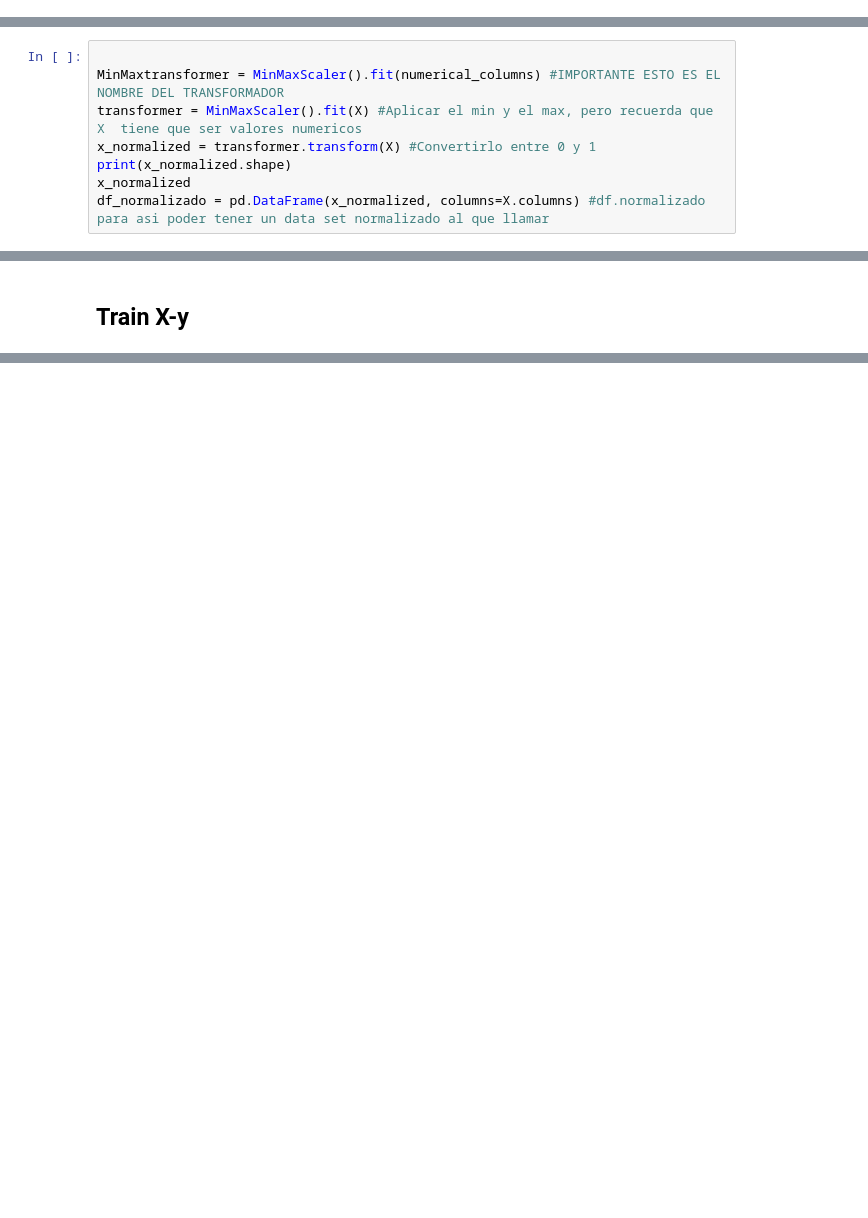
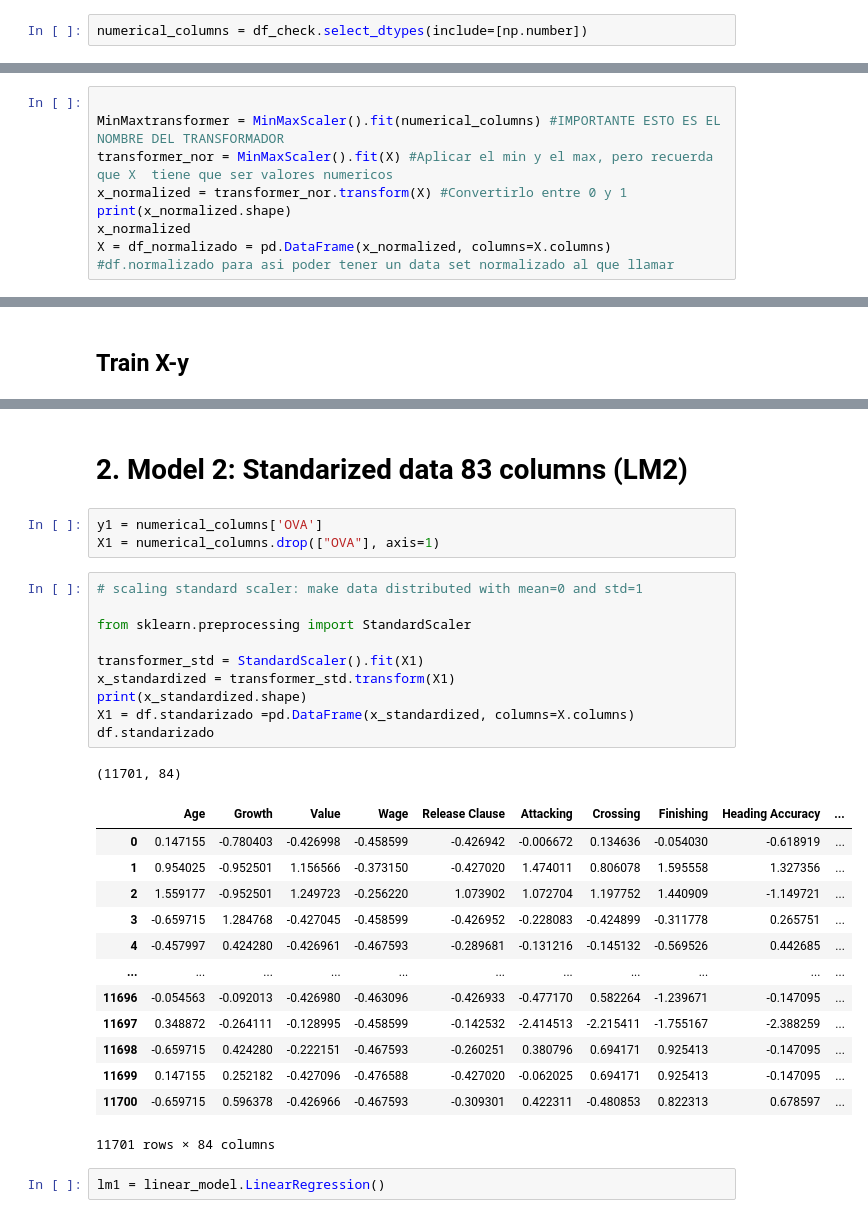
Before and after one commit to fedeg55/fifa_challenge, a Jupyter notebook: fifa_project.ipynb, the cells around one changed output, grey strips where cells are left out. Cells and saved outputs as stored; diff of their text form; blank space fills up the shorter version.

```diff
--- a/fifa_project.ipynb
+++ b/fifa_project.ipynb
@@ -305,3 +371,5 @@ Name: OVA, Length: 85, dtype: float64
+# %%
+numerical_columns = df_check.select_dtypes(include=[np.number])
 # %%
 y = numerical_columns['OVA']
 X = numerical_columns.drop(["OVA"], axis=1)
@@ -310,11 +378,11 @@ X = numerical_columns.drop(["OVA"], axis=1)
 # %%
 
 MinMaxtransformer = MinMaxScaler().fit(numerical_columns) #IMPORTANTE ESTO ES EL NOMBRE DEL TRANSFORMADOR
-transformer = MinMaxScaler().fit(X) #Aplicar el min y el max, pero recuerda que X  tiene que ser valores numericos
-x_normalized = transformer.transform(X) #Convertirlo entre 0 y 1
+transformer_nor = MinMaxScaler().fit(X) #Aplicar el min y el max, pero recuerda que X  tiene que ser valores numericos
+x_normalized = transformer_nor.transform(X) #Convertirlo entre 0 y 1
 print(x_normalized.shape)
 x_normalized
-df_normalizado = pd.DataFrame(x_normalized, columns=X.columns) #df.normalizado para asi poder tener un data set normalizado al que llamar
+X = df_normalizado = pd.DataFrame(x_normalized, columns=X.columns) #df.normalizado para asi poder tener un data set normalizado al que llamar
 # %% [output]
 (11701, 84)
 # %%
@@ -430,0 +498,32 @@ print(mae)
+# %% [markdown]
+# 2. Model 2: Standarized data 83 columns (LM2)
+# %%
+y1 = numerical_columns['OVA']
+X1 = numerical_columns.drop(["OVA"], axis=1)
+# %%
+# scaling standard scaler: make data distributed with mean=0 and std=1
+
+from sklearn.preprocessing import StandardScaler
+
+transformer_std = StandardScaler().fit(X1)
+x_standardized = transformer_std.transform(X1)
+print(x_standardized.shape)
+X1 = df.standarizado =pd.DataFrame(x_standardized, columns=X.columns)
+df.standarizado
+# %% [output]
+(11701, 84)
+|  | Age | Growth | Value | Wage | Release Clause | Attacking | Crossing | Finishing | Heading Accuracy | ... |
+| 0 | 0.147155 | -0.780403 | -0.426998 | -0.458599 | -0.426942 | -0.006672 | 0.134636 | -0.054030 | -0.618919 | ... |
+| 1 | 0.954025 | -0.952501 | 1.156566 | -0.373150 | -0.427020 | 1.474011 | 0.806078 | 1.595558 | 1.327356 | ... |
+| 2 | 1.559177 | -0.952501 | 1.249723 | -0.256220 | 1.073902 | 1.072704 | 1.197752 | 1.440909 | -1.149721 | ... |
+| 3 | -0.659715 | 1.284768 | -0.427045 | -0.458599 | -0.426952 | -0.228083 | -0.424899 | -0.311778 | 0.265751 | ... |
+| 4 | -0.457997 | 0.424280 | -0.426961 | -0.467593 | -0.289681 | -0.131216 | -0.145132 | -0.569526 | 0.442685 | ... |
+| ... | ... | ... | ... | ... | ... | ... | ... | ... | ... | ... |
+| 11696 | -0.054563 | -0.092013 | -0.426980 | -0.463096 | -0.426933 | -0.477170 | 0.582264 | -1.239671 | -0.147095 | ... |
+| 11697 | 0.348872 | -0.264111 | -0.128995 | -0.458599 | -0.142532 | -2.414513 | -2.215411 | -1.755167 | -2.388259 | ... |
+| 11698 | -0.659715 | 0.424280 | -0.222151 | -0.467593 | -0.260251 | 0.380796 | 0.694171 | 0.925413 | -0.147095 | ... |
+| 11699 | 0.147155 | 0.252182 | -0.427096 | -0.476588 | -0.427020 | -0.062025 | 0.694171 | 0.925413 | -0.147095 | ... |
+| 11700 | -0.659715 | 0.596378 | -0.426966 | -0.467593 | -0.309301 | 0.422311 | -0.480853 | 0.822313 | 0.678597 | ... |
+11701 rows × 84 columns
+# %%
+lm1 = linear_model.LinearRegression()
```
Also changed, not shown: parts of 85 cells of this notebook, 1 other file.
